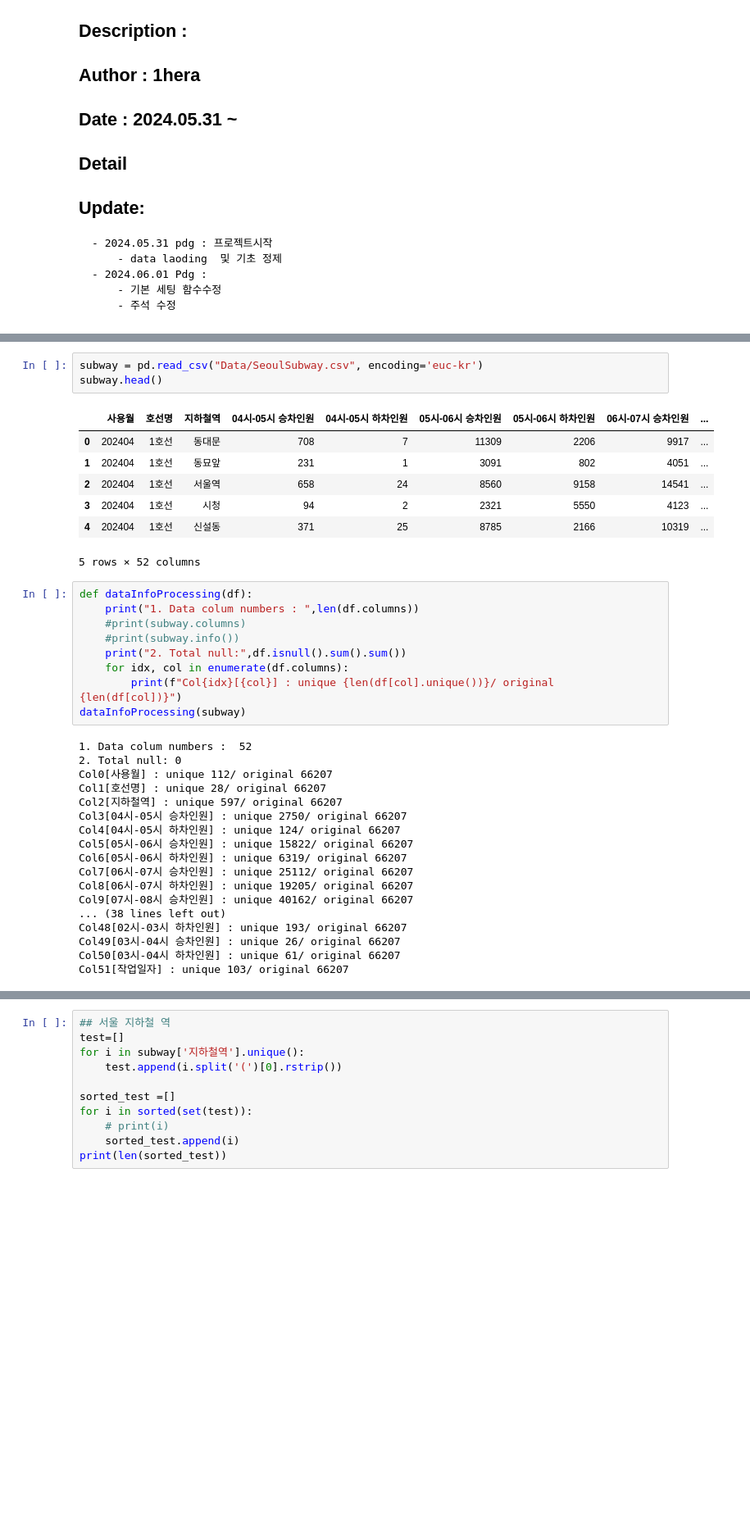
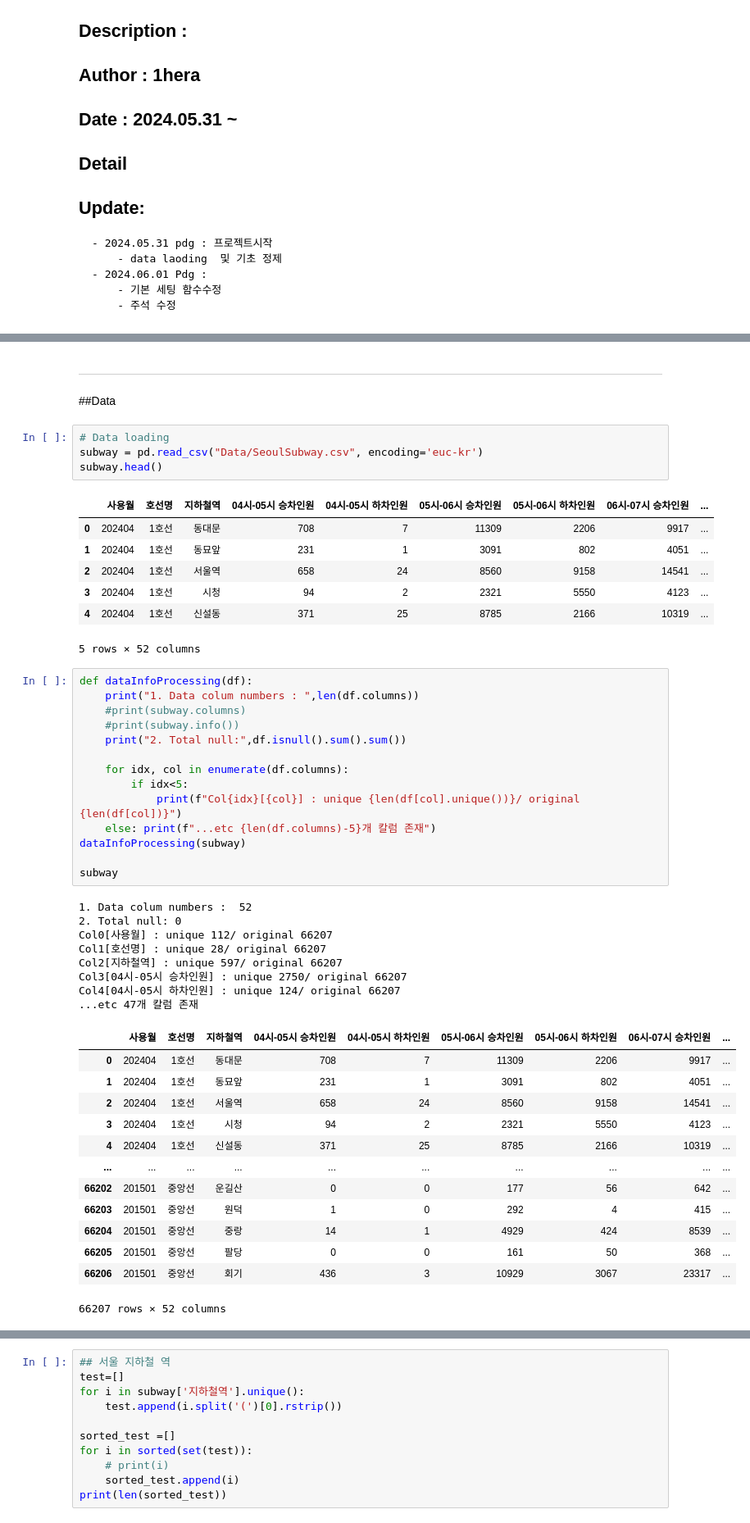
Before and after one commit to rhkddud0310/HaruSijack, a Jupyter notebook: SeoulSubway.ipynb, the cells around one changed output, grey strips where cells are left out. Shown at 82% size. Saved outputs shown, nothing was run; the diff lists cells and outputs as text; blank space fills up the shorter version.

```diff
--- a/SeoulSubway.ipynb
+++ b/SeoulSubway.ipynb
@@ -34,4 +34,8 @@ BasicSetting("seaborn-v0_8")
+# %% [markdown]
+---
+##Data
 # %%
+# Data loading
 subway = pd.read_csv("Data/SeoulSubway.csv", encoding='euc-kr')
 subway.head()
 # %% [output]
@@ -45,30 +49,39 @@ subway.head()
 # %%
 def dataInfoProcessing(df):
     print("1. Data colum numbers : ",len(df.columns))
     #print(subway.columns)
     #print(subway.info())
     print("2. Total null:",df.isnull().sum().sum())
+
     for idx, col in enumerate(df.columns):
-        print(f"Col{idx}[{col}] : unique {len(df[col].unique())}/ original {len(df[col])}")
+        if idx<5:
+            print(f"Col{idx}[{col}] : unique {len(df[col].unique())}/ original {len(df[col])}")
+    else: print(f"...etc {len(df.columns)-5}개 칼럼 존재")
 dataInfoProcessing(subway)
+
+subway
 # %% [output]
 1. Data colum numbers :  52
 2. Total null: 0
 Col0[사용월] : unique 112/ original 66207
 Col1[호선명] : unique 28/ original 66207
 Col2[지하철역] : unique 597/ original 66207
 Col3[04시-05시 승차인원] : unique 2750/ original 66207
 Col4[04시-05시 하차인원] : unique 124/ original 66207
-Col5[05시-06시 승차인원] : unique 15822/ original 66207
-Col6[05시-06시 하차인원] : unique 6319/ original 66207
-Col7[06시-07시 승차인원] : unique 25112/ original 66207
-Col8[06시-07시 하차인원] : unique 19205/ original 66207
-Col9[07시-08시 승차인원] : unique 40162/ original 66207
-... (38 lines left out)
-Col48[02시-03시 하차인원] : unique 193/ original 66207
-Col49[03시-04시 승차인원] : unique 26/ original 66207
-Col50[03시-04시 하차인원] : unique 61/ original 66207
-Col51[작업일자] : unique 103/ original 66207
+...etc 47개 칼럼 존재
+|  | 사용월 | 호선명 | 지하철역 | 04시-05시 승차인원 | 04시-05시 하차인원 | 05시-06시 승차인원 | 05시-06시 하차인원 | 06시-07시 승차인원 | ... |
+| 0 | 202404 | 1호선 | 동대문 | 708 | 7 | 11309 | 2206 | 9917 | ... |
+| 1 | 202404 | 1호선 | 동묘앞 | 231 | 1 | 3091 | 802 | 4051 | ... |
+| 2 | 202404 | 1호선 | 서울역 | 658 | 24 | 8560 | 9158 | 14541 | ... |
+| 3 | 202404 | 1호선 | 시청 | 94 | 2 | 2321 | 5550 | 4123 | ... |
+| 4 | 202404 | 1호선 | 신설동 | 371 | 25 | 8785 | 2166 | 10319 | ... |
+| ... | ... | ... | ... | ... | ... | ... | ... | ... | ... |
+| 66202 | 201501 | 중앙선 | 운길산 | 0 | 0 | 177 | 56 | 642 | ... |
+| 66203 | 201501 | 중앙선 | 원덕 | 1 | 0 | 292 | 4 | 415 | ... |
+| 66204 | 201501 | 중앙선 | 중랑 | 14 | 1 | 4929 | 424 | 8539 | ... |
+| 66205 | 201501 | 중앙선 | 팔당 | 0 | 0 | 161 | 50 | 368 | ... |
+| 66206 | 201501 | 중앙선 | 회기 | 436 | 3 | 10929 | 3067 | 23317 | ... |
+66207 rows × 52 columns
 # %% [markdown]
 > Col0[사용월] : unique 112/ original 66207
 > Col1[호선명] : unique 28/ original 66207
```
Also changed, not shown: parts of 4 cells of this notebook, 1 other file.
